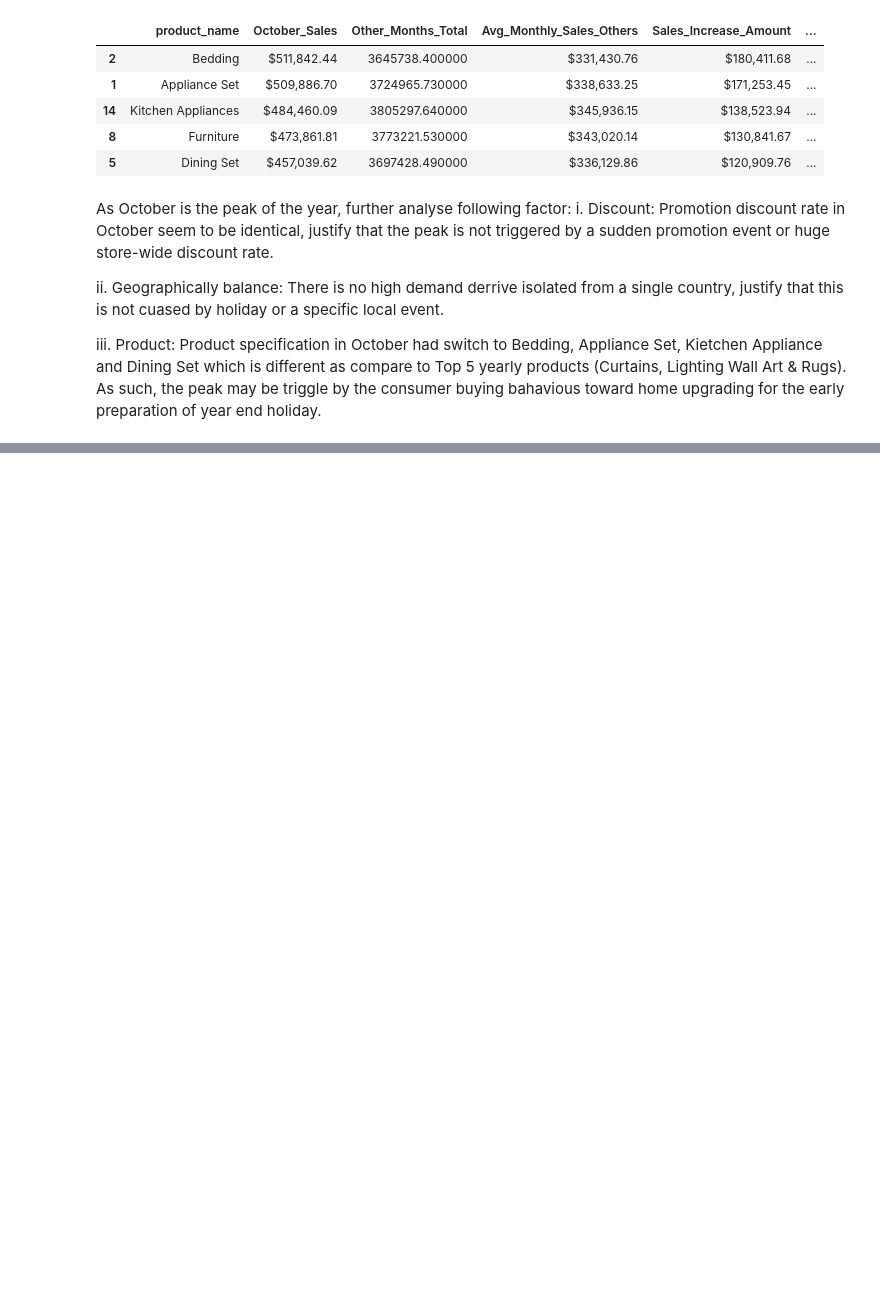
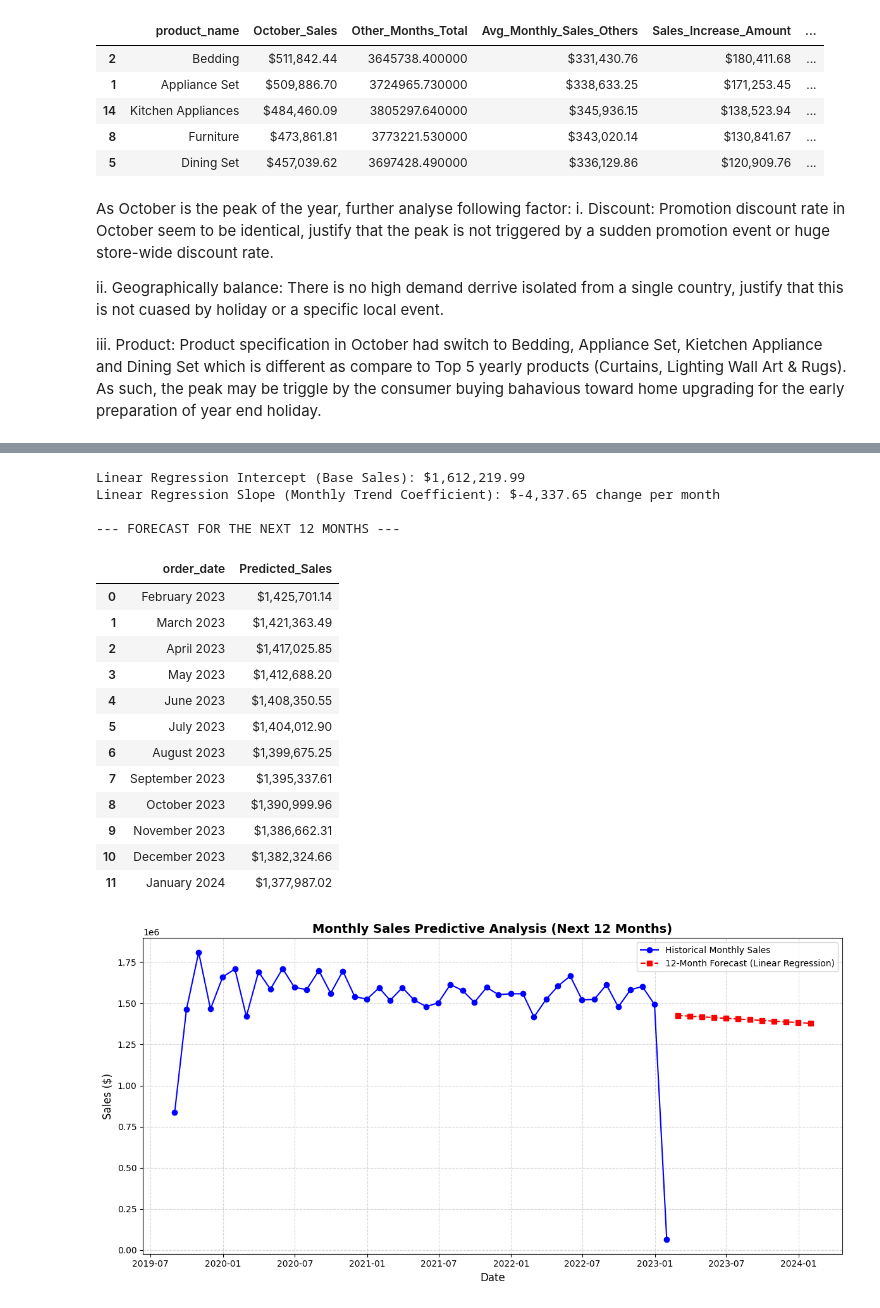
Before and after one commit to VY-MS123/NTUC_Capstone_MarketAnalysis, a Jupyter notebook: Capstone_Market.ipynb, the cells around one changed output, grey strips where cells are left out. Cells and saved outputs as stored; diff of their text form; code cells hidden in the pictures; blank space fills up the shorter version.

```diff
--- a/Capstone_Market.ipynb
+++ b/Capstone_Market.ipynb
@@ -1418,0 +1257,80 @@ Performs a time-series predictive analysis of monthly sales using Linear Regress
+# %%
+import pandas as pd
+import numpy as np
+import matplotlib.pyplot as plt
+from sklearn.linear_model import LinearRegression
+
+# 1. Load the dataset and ensure date format is correct
+purch_url = 'https://raw.githubusercontent.com/VY-MS123/NTUC_Capstone_MarketAnalysis/refs/heads/main/purchase.csv'
+df_all = pd.read_csv(purch_url)
+df_all['order_date'] = pd.to_datetime(df_all['order_date'], format='%d-%m-%Y')
+
+# Set Sales equal to price as requested
+df_all['Sales'] = df_all['price']
+
+# 2. Aggregate sales to monthly frequency (independent of gender, product, country)
+# Using 'ME' (Month End) to aggregate monthly sales
+monthly_data = df_all.resample('ME', on='order_date')['Sales'].sum().reset_index()
+
+# 3. Create a time index feature (1, 2, 3...) to represent sequential months
+monthly_data['Month_Index'] = np.arange(len(monthly_data)) + 1
+
+# 4. Prepare features and target variable
+X = monthly_data[['Month_Index']]
+y = monthly_data['Sales']
+
+# 5. Fit the Linear Regression model
+model = LinearRegression()
+model.fit(X, y)
+
+# 6. Forecast the next 12 months (using a DataFrame with matching column name to prevent warnings)
+last_index = monthly_data['Month_Index'].iloc[-1]
+future_indices = np.arange(last_index + 1, last_index + 13)
+X_future = pd.DataFrame({'Month_Index': future_indices})
+future_predictions = model.predict(X_future)
+
+# Create a dataframe for the forecasted sales
+last_date = monthly_data['order_date'].iloc[-1]
+future_dates = pd.date_range(start=last_date + pd.offsets.MonthEnd(1), periods=12, freq='ME')
+
+forecast_df = pd.DataFrame({
+    'order_date': future_dates,
+    'Predicted_Sales': future_predictions
+})
+
+# 7. Print Model Details and Forecast
+print(f"Linear Regression Intercept (Base Sales): ${model.intercept_:,.2f}")
+print(f"Linear Regression Slope (Monthly Trend Coefficient): ${model.coef_[0]:,.2f} change per month\n")
+print("--- FORECAST FOR THE NEXT 12 MONTHS ---")
+display(forecast_df.style.format({'Predicted_Sales': '${:,.2f}', 'order_date': '{:%B %Y}'}))
+
+# 8. Plot the Historical Sales and the Forecast
+plt.figure(figsize=(12, 6))
+plt.plot(monthly_data['order_date'], monthly_data['Sales'], marker='o', label='Historical Monthly Sales', color='blue')
+plt.plot(forecast_df['order_date'], forecast_df['Predicted_Sales'], marker='s', linestyle='--', label='12-Month Forecast (Linear Regression)', color='red')
+plt.title('Monthly Sales Predictive Analysis (Next 12 Months)', fontsize=14, fontweight='bold')
+plt.xlabel('Date', fontsize=12)
+plt.ylabel('Sales ($)', fontsize=12)
+plt.grid(True, linestyle='--', alpha=0.5)
+plt.legend()
+plt.tight_layout()
+plt.show()
+# %% [output]
+Linear Regression Intercept (Base Sales): $1,612,219.99
+Linear Regression Slope (Monthly Trend Coefficient): $-4,337.65 change per month
+
+--- FORECAST FOR THE NEXT 12 MONTHS ---
+|  | order_date | Predicted_Sales |
+| 0 | February 2023 | $1,425,701.14 |
+| 1 | March 2023 | $1,421,363.49 |
+| 2 | April 2023 | $1,417,025.85 |
+| 3 | May 2023 | $1,412,688.20 |
+| 4 | June 2023 | $1,408,350.55 |
+| 5 | July 2023 | $1,404,012.90 |
+| 6 | August 2023 | $1,399,675.25 |
+| 7 | September 2023 | $1,395,337.61 |
+| 8 | October 2023 | $1,390,999.96 |
+| 9 | November 2023 | $1,386,662.31 |
+| 10 | December 2023 | $1,382,324.66 |
+| 11 | January 2024 | $1,377,987.02 |
+[figure, added]
```
Also changed, not shown: parts of 6 cells of this notebook.
